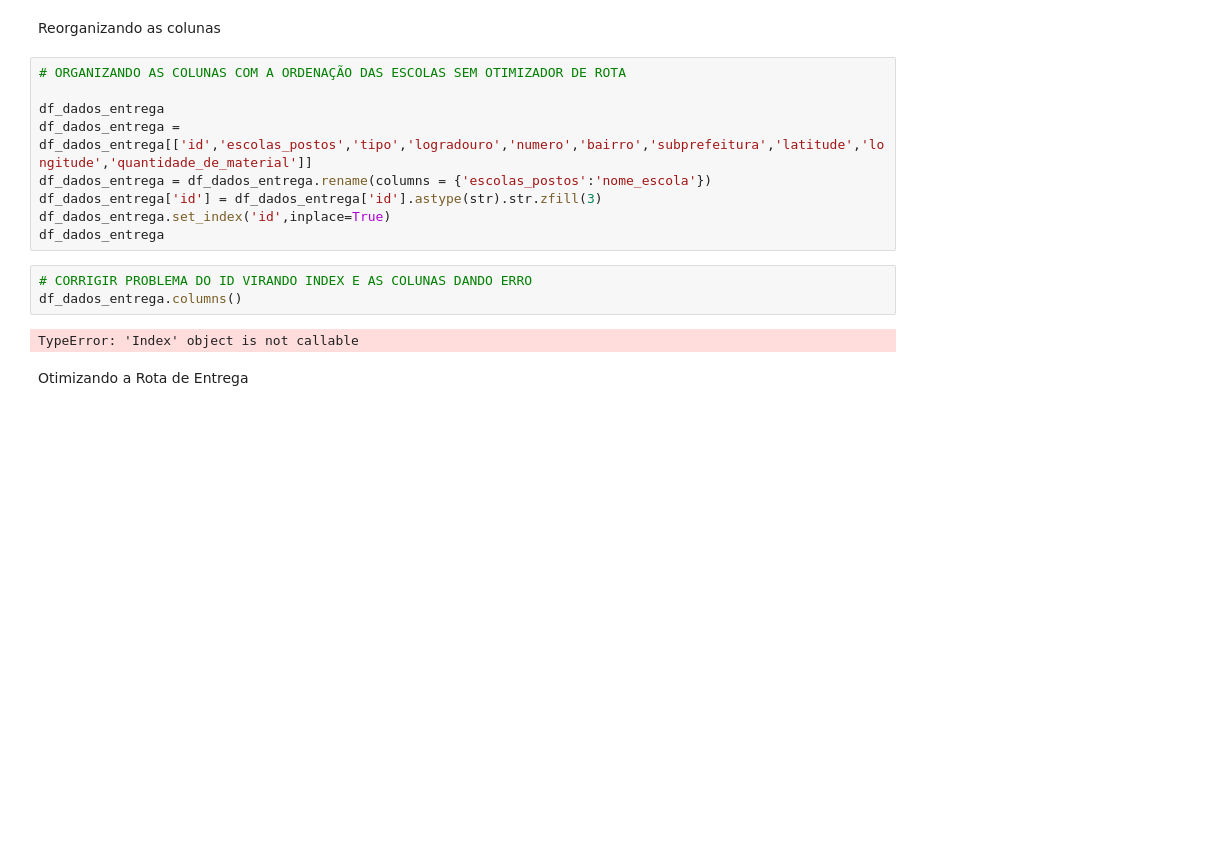
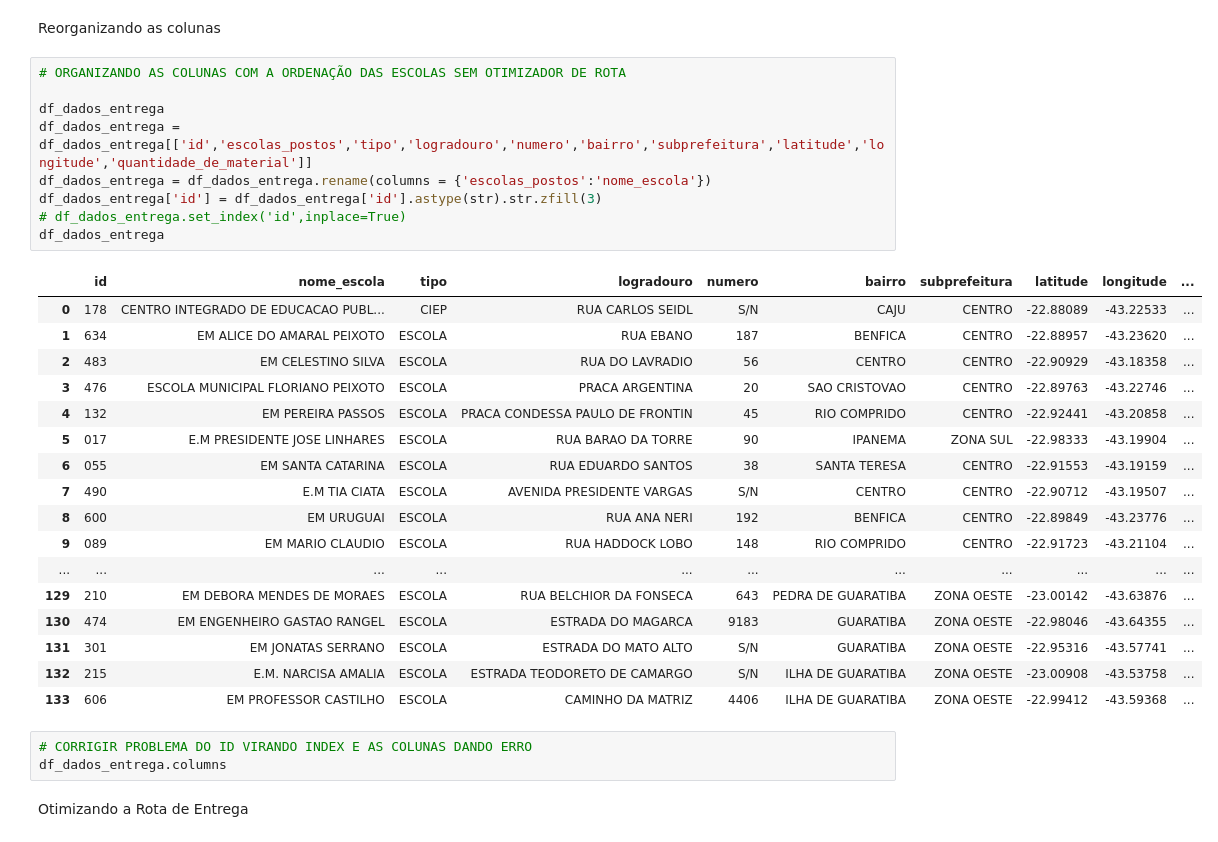
Before and after one commit to 1racosta/santander_coders, a Jupyter notebook: Técnicas de Programação/projeto_final.ipynb, the cells around one changed output. Cells and saved outputs as stored; diff of their text form; blank space fills up the shorter version.

```diff
--- a/Técnicas de Programação/projeto_final.ipynb
+++ b/Técnicas de Programação/projeto_final.ipynb
@@ -686,17 +599,33 @@ Reorganizando as colunas
 # %%
 # ORGANIZANDO AS COLUNAS COM A ORDENAÇÃO DAS ESCOLAS SEM OTIMIZADOR DE ROTA
 
 df_dados_entrega
 df_dados_entrega = df_dados_entrega[['id','escolas_postos','tipo','logradouro','numero','bairro','subprefeitura','latitude','longitude','quantidade_de_material']]
 df_dados_entrega = df_dados_entrega.rename(columns = {'escolas_postos':'nome_escola'})
 df_dados_entrega['id'] = df_dados_entrega['id'].astype(str).str.zfill(3)
-df_dados_entrega.set_index('id',inplace=True)
+# df_dados_entrega.set_index('id',inplace=True)
 df_dados_entrega
+# %% [output]
+|  | id | nome_escola | tipo | logradouro | numero | bairro | subprefeitura | latitude | longitude | ... |
+| 0 | 178 | CENTRO INTEGRADO DE EDUCACAO PUBL... | CIEP | RUA CARLOS SEIDL | S/N | CAJU | CENTRO | -22.88089 | -43.22533 | ... |
+| 1 | 634 | EM ALICE DO AMARAL PEIXOTO | ESCOLA | RUA EBANO | 187 | BENFICA | CENTRO | -22.88957 | -43.23620 | ... |
+| 2 | 483 | EM CELESTINO SILVA | ESCOLA | RUA DO LAVRADIO | 56 | CENTRO | CENTRO | -22.90929 | -43.18358 | ... |
+| 3 | 476 | ESCOLA MUNICIPAL FLORIANO PEIXOTO | ESCOLA | PRACA ARGENTINA | 20 | SAO CRISTOVAO | CENTRO | -22.89763 | -43.22746 | ... |
+| 4 | 132 | EM PEREIRA PASSOS | ESCOLA | PRACA CONDESSA PAULO DE FRONTIN | 45 | RIO COMPRIDO | CENTRO | -22.92441 | -43.20858 | ... |
+| 5 | 017 | E.M PRESIDENTE JOSE LINHARES | ESCOLA | RUA BARAO DA TORRE | 90 | IPANEMA | ZONA SUL | -22.98333 | -43.19904 | ... |
+| 6 | 055 | EM SANTA CATARINA | ESCOLA | RUA EDUARDO SANTOS | 38 | SANTA TERESA | CENTRO | -22.91553 | -43.19159 | ... |
+| 7 | 490 | E.M TIA CIATA | ESCOLA | AVENIDA PRESIDENTE VARGAS | S/N | CENTRO | CENTRO | -22.90712 | -43.19507 | ... |
+| 8 | 600 | EM URUGUAI | ESCOLA | RUA ANA NERI | 192 | BENFICA | CENTRO | -22.89849 | -43.23776 | ... |
+| 9 | 089 | EM MARIO CLAUDIO | ESCOLA | RUA HADDOCK LOBO | 148 | RIO COMPRIDO | CENTRO | -22.91723 | -43.21104 | ... |
+| ... | ... | ... | ... | ... | ... | ... | ... | ... | ... | ... |
+| 129 | 210 | EM DEBORA MENDES DE MORAES | ESCOLA | RUA BELCHIOR DA FONSECA | 643 | PEDRA DE GUARATIBA | ZONA OESTE | -23.00142 | -43.63876 | ... |
+| 130 | 474 | EM ENGENHEIRO GASTAO RANGEL | ESCOLA | ESTRADA DO MAGARCA | 9183 | GUARATIBA | ZONA OESTE | -22.98046 | -43.64355 | ... |
+| 131 | 301 | EM JONATAS SERRANO | ESCOLA | ESTRADA DO MATO ALTO | S/N | GUARATIBA | ZONA OESTE | -22.95316 | -43.57741 | ... |
+| 132 | 215 | E.M. NARCISA AMALIA | ESCOLA | ESTRADA TEODORETO DE CAMARGO | S/N | ILHA DE GUARATIBA | ZONA OESTE | -23.00908 | -43.53758 | ... |
+| 133 | 606 | EM PROFESSOR CASTILHO | ESCOLA | CAMINHO DA MATRIZ | 4406 | ILHA DE GUARATIBA | ZONA OESTE | -22.99412 | -43.59368 | ... |
 # %%
 # CORRIGIR PROBLEMA DO ID VIRANDO INDEX E AS COLUNAS DANDO ERRO
-df_dados_entrega.columns()
+df_dados_entrega.columns
-# %% [output]
-TypeError: 'Index' object is not callable
 # %% [markdown]
 Otimizando a Rota de Entrega
 # %%
```
Also changed, not shown: parts of 23 cells of this notebook, 1 other file.
